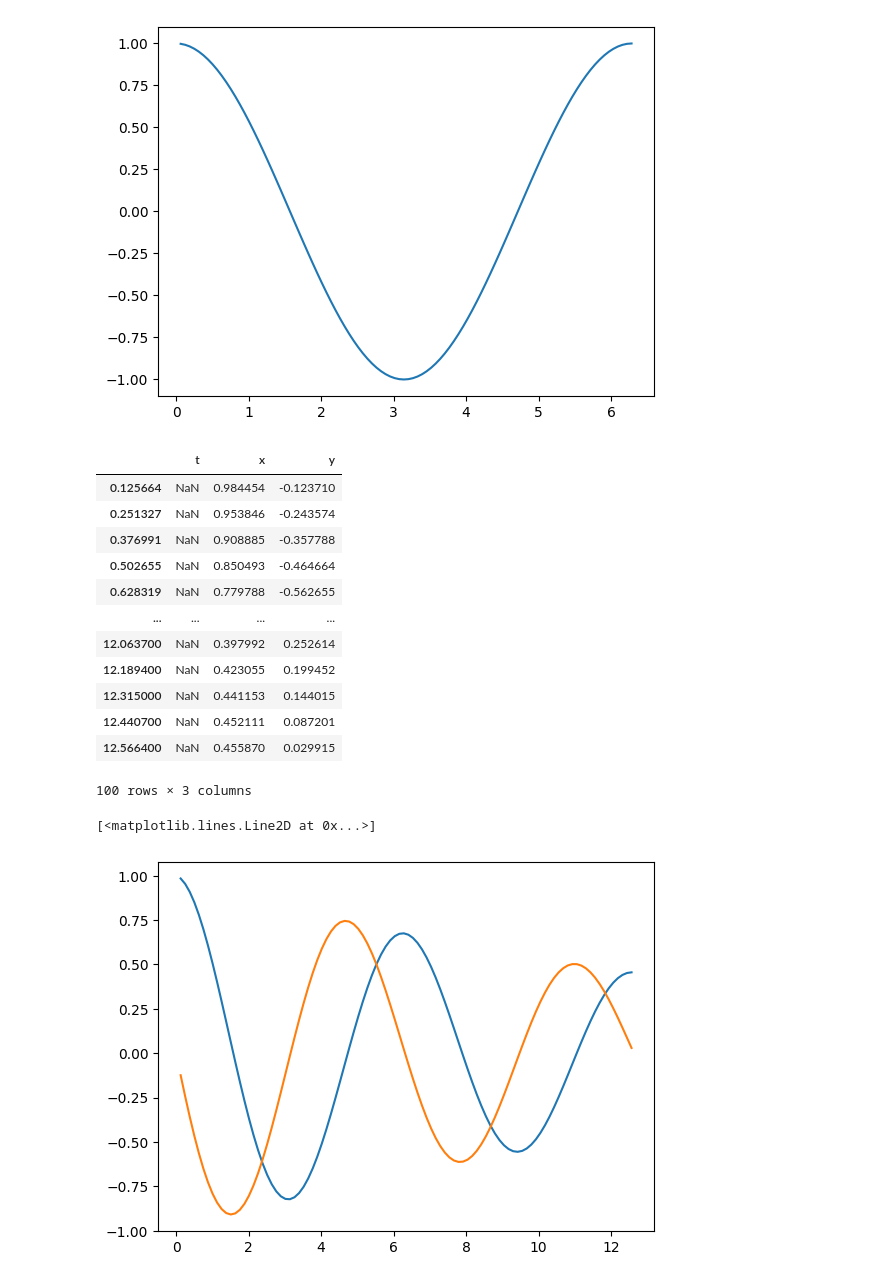
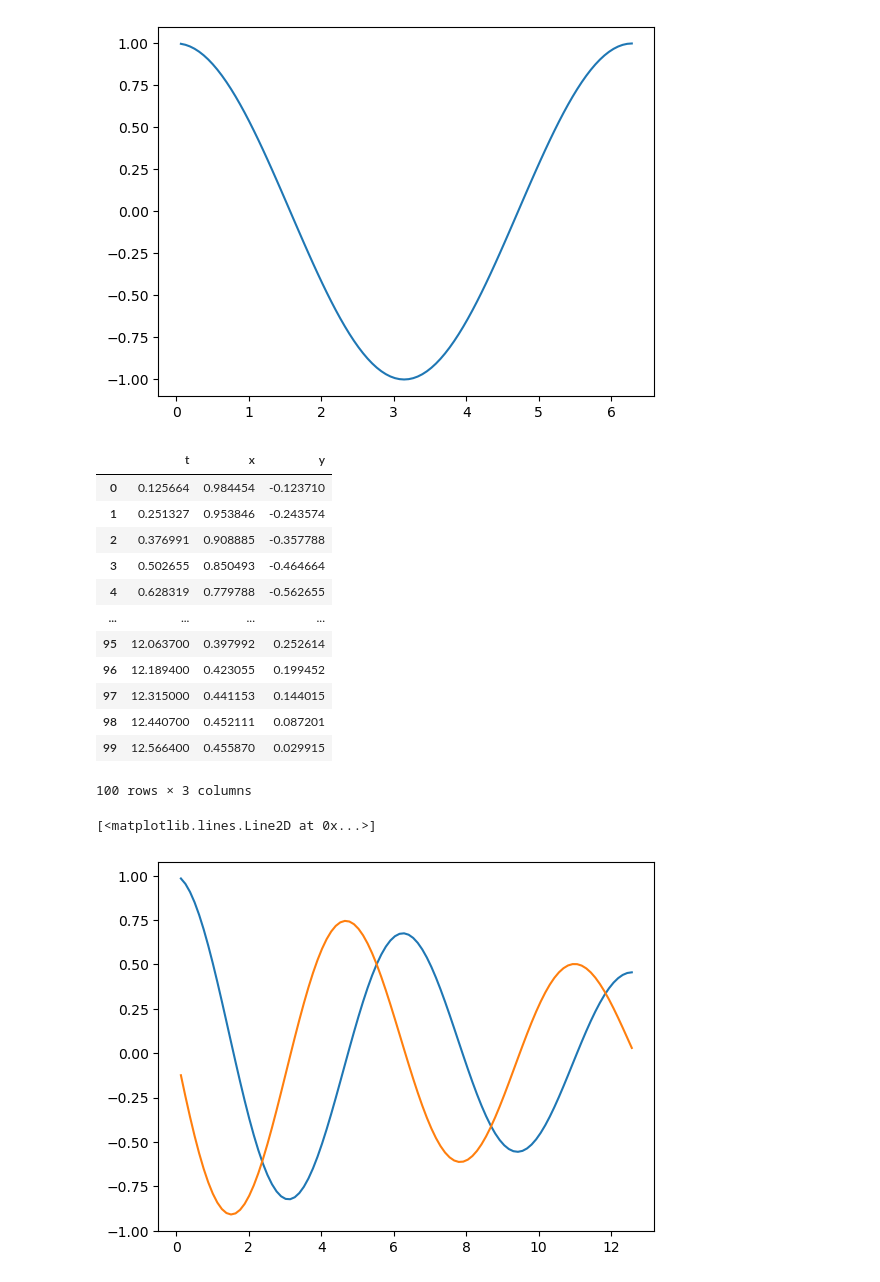
Before and after one commit to EdoardoBonetti/ASC-ODE, a Jupyter notebook: CppTests.ipynb, the cells around one changed output. Saved outputs shown, nothing was run; the diff lists cells and outputs as text; code cells hidden in the pictures.

Commit message:
able to plot cpp mass sp

```diff
--- a/CppTests.ipynb
+++ b/CppTests.ipynb
@@ -52,26 +53,27 @@ plt.plot(newmark["t"], newmark["x"])
 [<matplotlib.lines.Line2D at 0x...>]
 [figure]
 # %%
-!/home/edo/ASC-ODE/build/test_ode > output_ode.txt
+!./build/test_ode > output_ode.txt
 
-ode = pd.read_csv("output_ode.txt", sep=" ", names=["t", "x", "y"])
+# sep = " " or  "  " or "\t"
+ode = pd.read_csv("output_ode.txt", sep="[ \t]+", names=["t", "x", "y"])
 display(ode)
 
-plt.plot(ode["x"])
-plt.plot( ode["y"])
+plt.plot(ode["t"].values, ode["x"].values, label="x")
+plt.plot(ode["t"].values, ode["y"].values, label="y")
 # %% [output]
 |  | t | x | y |
-| 0.125664 | NaN | 0.984454 | -0.123710 |
-| 0.251327 | NaN | 0.953846 | -0.243574 |
-| 0.376991 | NaN | 0.908885 | -0.357788 |
-| 0.502655 | NaN | 0.850493 | -0.464664 |
-| 0.628319 | NaN | 0.779788 | -0.562655 |
+| 0 | 0.125664 | 0.984454 | -0.123710 |
+| 1 | 0.251327 | 0.953846 | -0.243574 |
+| 2 | 0.376991 | 0.908885 | -0.357788 |
+| 3 | 0.502655 | 0.850493 | -0.464664 |
+| 4 | 0.628319 | 0.779788 | -0.562655 |
 | ... | ... | ... | ... |
-| 12.063700 | NaN | 0.397992 | 0.252614 |
-| 12.189400 | NaN | 0.423055 | 0.199452 |
-| 12.315000 | NaN | 0.441153 | 0.144015 |
-| 12.440700 | NaN | 0.452111 | 0.087201 |
-| 12.566400 | NaN | 0.455870 | 0.029915 |
+| 95 | 12.063700 | 0.397992 | 0.252614 |
+| 96 | 12.189400 | 0.423055 | 0.199452 |
+| 97 | 12.315000 | 0.441153 | 0.144015 |
+| 98 | 12.440700 | 0.452111 | 0.087201 |
+| 99 | 12.566400 | 0.455870 | 0.029915 |
 100 rows × 3 columns
 [<matplotlib.lines.Line2D at 0x...>]
 [figure]
```
Also changed, not shown: parts of 3 cells of this notebook.
